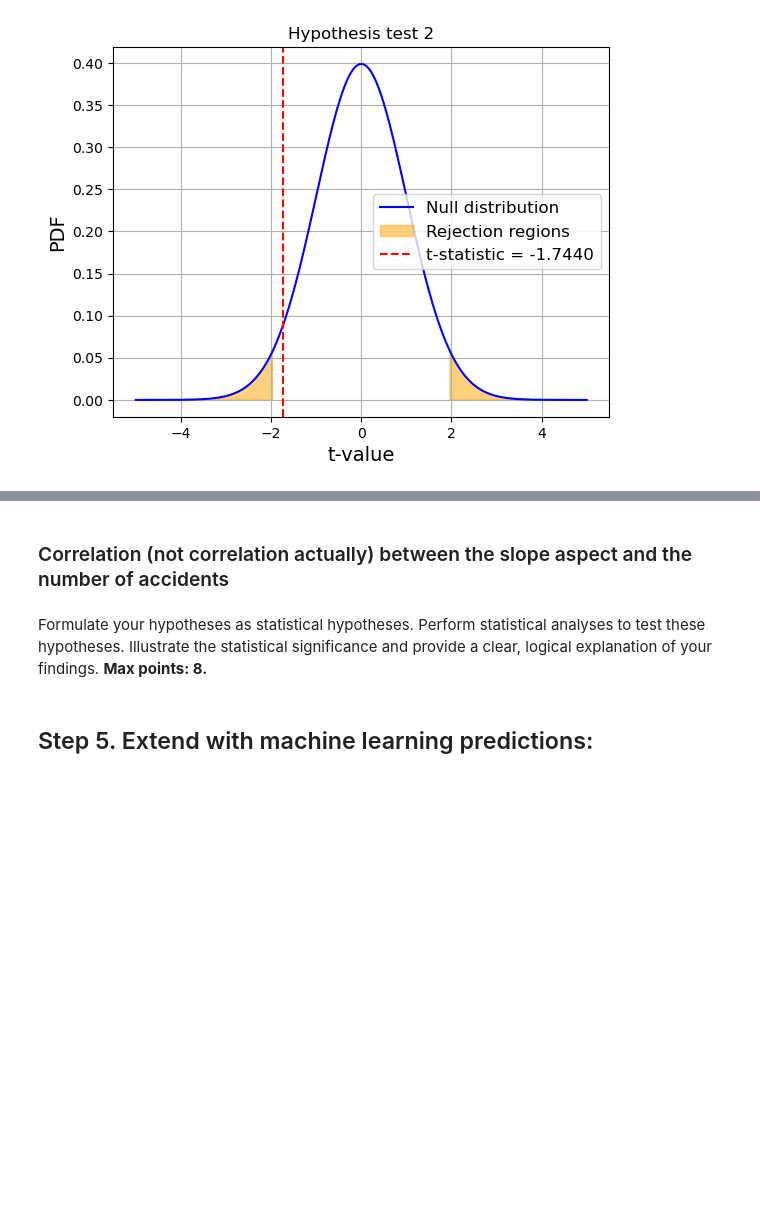
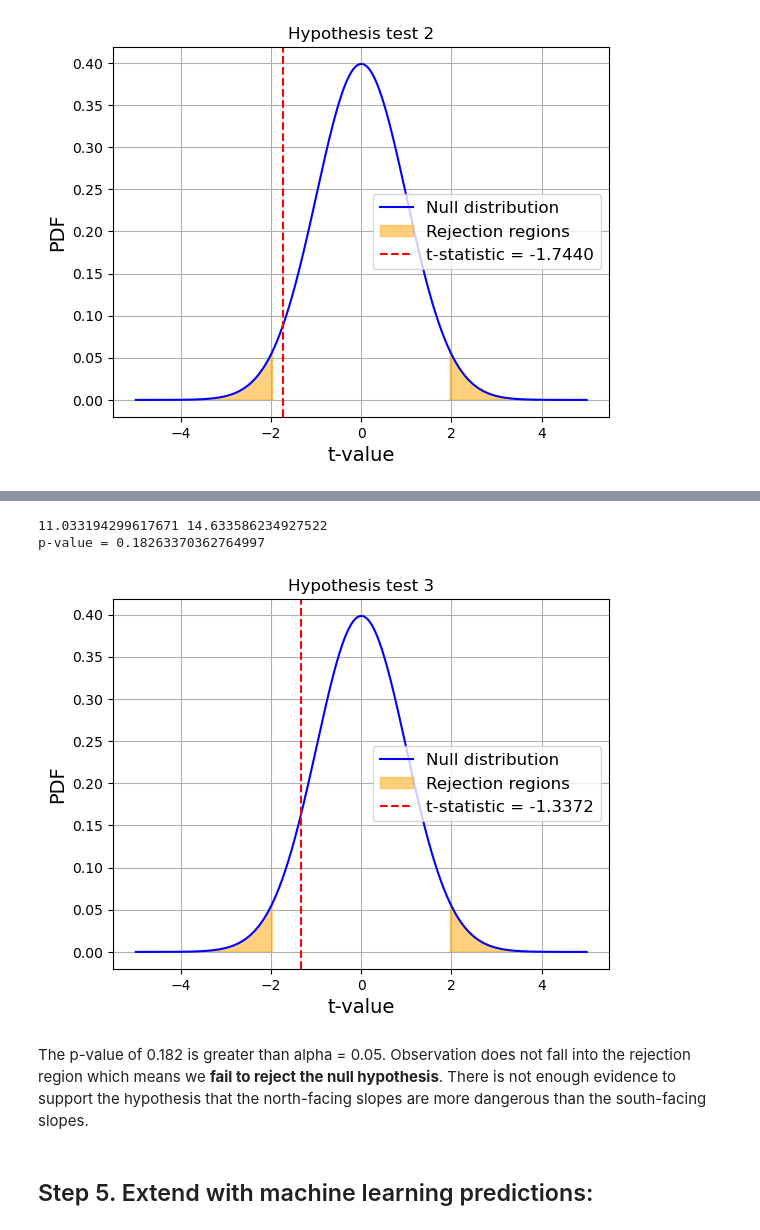
Before and after one commit to mik-nowacki/avalanches-data-science-project, a Jupyter notebook: project.ipynb, the cells around one changed output, grey strips where cells are left out. Drawn from its saved outputs; the diff is of its cells as text; code cells hidden in the pictures; blank space fills up the shorter version.

Commit message:
Hypothesis 3 done

```diff
--- a/project.ipynb
+++ b/project.ipynb
@@ -217,19 +218,18 @@ Plot 4 shows correlation between the elevation and the number of accidents. When
 # %% [markdown]
 ### 5. Correlation between the slope aspect and the number of accidents
 # %%
-accidents_by_slope_aspect = avalanches[['start.zone.slope.aspect'] + ACCIDENT_TYPES].copy()
+accidents_by_slope_aspect = avalanches[['start.zone.slope.aspect', 'number.combined']].copy()
 # Drop rows that the slope aspect is NaN
 accidents_by_slope_aspect.dropna(subset=['start.zone.slope.aspect'], inplace=True)
 # Reduce the number of directions of slopes to 8 aspects (instead of 16) to improve radability.
 # (most of the maps show only 8 aspects)
 accidents_by_slope_aspect['start.zone.slope.aspect'] = [row[1:] if len(row) > 2 else row for row in accidents_by_slope_aspect['start.zone.slope.aspect']]
 # Count accidents by the slope aspect
-accidents_by_slope_aspect = accidents_by_slope_aspect.groupby(['start.zone.slope.aspect'], as_index=False).sum()
-accidents_by_slope_aspect['number.combined'] = accidents_by_slope_aspect[ACCIDENT_TYPES].sum(axis=1)
+accidents_by_slope_grouped = accidents_by_slope_aspect.groupby(['start.zone.slope.aspect'], as_index=False).sum()
 
-
-plt.bar(accidents_by_slope_aspect['start.zone.slope.aspect'], accidents_by_slope_aspect['number.combined'])
+plt.bar(accidents_by_slope_grouped['start.zone.slope.aspect'], accidents_by_slope_grouped['number.combined'])
 plt.xlabel('Slope aspect')
 plt.ylabel('Number of accidents')
 plt.title('5. Number of accidents by the slope aspect')
+plt.show()
 # %% [output]
@@ -349,9 +356,39 @@ Observation does not fall into the rejection region which means we **fail to rej
-# %% [markdown]
-### Correlation (not correlation actually) between the slope aspect and the number of accidents
-# %% [markdown]
-Formulate your hypotheses as statistical hypotheses.
-Perform statistical analyses to test these hypotheses.
-Illustrate the statistical significance and provide a clear, logical explanation of your findings. **Max points: 8.**
+# %%
+
+north_slopes = accidents_by_slope_aspect[accidents_by_slope_aspect['start.zone.slope.aspect'].str.contains('N', case=False, na=False)]['number.combined']
+south_slopes = accidents_by_slope_aspect[accidents_by_slope_aspect['start.zone.slope.aspect'].str.contains('S', case=False, na=False)]['number.combined']
+
+print(north_slopes.var(ddof=1), south_slopes.var(ddof=1))
+
+alpha = 0.05
+
+t_test = ttest_ind(north_slopes, south_slopes, equal_var=False)
+dof = t_test.df
+print('p-value =', t_test.pvalue)
+
+x_vals = np.linspace(-5, 5, 1000)
+null_dist = t.pdf(x_vals, dof)
+t_rejection = t.ppf(1 - alpha / 2, dof)
+
+# Plot
+plt.figure()
+plt.plot(x_vals, null_dist, label='Null distribution', color='blue')
+plt.fill_between(x_vals, 0, null_dist, where=(x_vals <= -t_rejection) | (x_vals >= t_rejection),
+                 color='orange', alpha=0.5, label='Rejection regions')
+plt.axvline(x=t_test.statistic, color='red', linestyle='--', label=f't-statistic = {t_test.statistic:.4f}')
+
+plt.title('Hypothesis test 3')
+plt.xlabel('t-value', fontsize=14)
+plt.ylabel('PDF', fontsize=14)
+plt.legend(fontsize=12)
+plt.grid(True)
+plt.show()
+# %% [output]
+11.033194299617671 14.633586234927522
+p-value = 0.18263370362764997
+[figure, added]
+# %% [markdown]
+The p-value of 0.182 is greater than alpha = 0.05. Observation does not fall into the rejection region which means we **fail to reject the null hypothesis**. There is not enough evidence to support the hypothesis that the north-facing slopes are more dangerous than the south-facing slopes.
 # %% [markdown]
 ##  Step 5. Extend with machine learning predictions:
 # %% [markdown]
```
Also changed, not shown: parts of 10 cells of this notebook, 18 other files.
